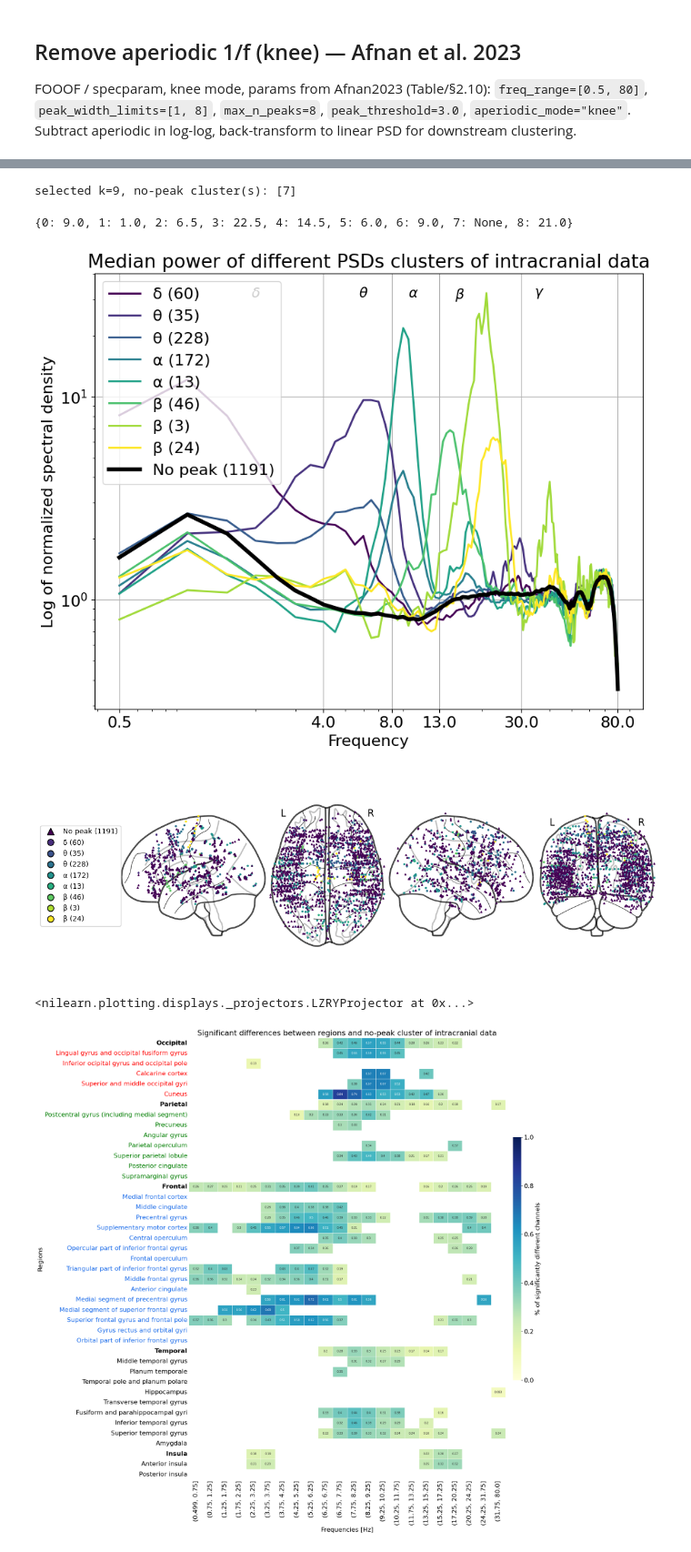
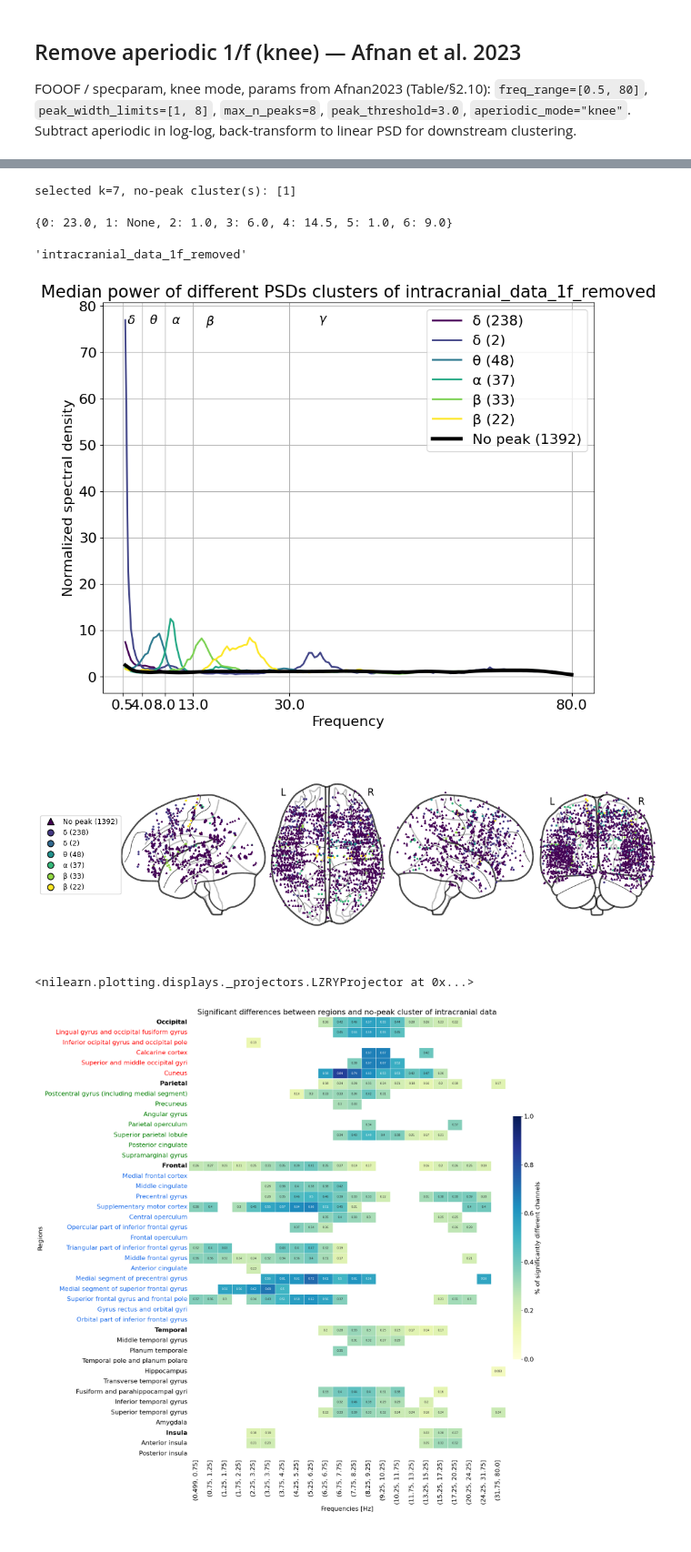
Before and after one commit to danieltomasz/code-spectral-comparison, a Jupyter notebook: analiza/03_cluster_pipeline_1f_removed.ipynb, the cells around one changed output, grey strips where cells are left out. Shown at 91% size. Saved outputs shown, nothing was run; the diff lists cells and outputs as text; code cells hidden in the pictures.

```diff
--- a/analiza/03_cluster_pipeline_1f_removed.ipynb
+++ b/analiza/03_cluster_pipeline_1f_removed.ipynb
@@ -83,0 +90,13 @@ back-transform to linear PSD for downstream clustering.
+# %%
+FREQ_RANGE = (1.0, 80.0)
+R2_THRESHOLD = 0.9
+
+
+fg = SpectralGroupModel(
+    peak_width_limits=[1, 8],
+    max_n_peaks=8,
+    peak_threshold=3.0,
+    aperiodic_mode="knee",
+)
+fg.fit(freqs, psd_mat, freq_range=list(FREQ_RANGE), n_jobs=1)
+fg.report()
@@ -84,19 +124,6 @@ back-transform to linear PSD for downstream clustering.
 # %%
-from specparam import SpectralGroupModel
 
-FREQ_RANGE = (1, 80)
-R2_THRESHOLD = 0.9
 
-freqs = np.asarray(ieeg_raw.f, dtype=float)
-psd_mat = ieeg_raw.psd.iloc[:, : len(freqs)].to_numpy(dtype=float)
-
-fg = SpectralGroupModel(
-    peak_width_limits=[1, 8],
-    max_n_peaks=8,
-    peak_threshold=3.0,
-    aperiodic_mode="knee",
-)
-fg.fit(freqs, psd_mat, freq_range=list(FREQ_RANGE), n_jobs=1)
 
 mask = (freqs >= FREQ_RANGE[0]) & (freqs <= FREQ_RANGE[1])
 f_fit = freqs[mask]
@@ -111,7 +138,7 @@ ap_log = offset[:, None] - np.log10(
 
 log_psd_fit = np.log10(psd_mat[:, mask])
 osc_log = log_psd_fit - ap_log
-osc_lin = 10**osc_log
+#osc_lin = 10**osc_log
 
 r2 = np.array([r.metrics["gof_rsquared"] for r in fg.results])
 print(f"Channels: {len(r2)} | R² median={np.nanmedian(r2):.3f} | "
@@ -157,7 +184,7 @@ meta_cols = ieeg_raw.psd.columns[len(freqs):]
 osc_df = pd.DataFrame(osc_lin, index=ieeg_raw.psd.index, columns=f_fit)
 osc_df = osc_df.join(ieeg_raw.psd[meta_cols])
 
-ieeg = DatasetCtx(name="intracranial data (1/f removed)")
+ieeg = DatasetCtx(name="intracranial_data_1f_removed")
 ieeg.f = f_fit
 ieeg.psd = osc_df
 ieeg.psd
@@ -180,7 +222,7 @@ assert no_peak_df is not None and no_peak_center is not None
 ieeg.no_peak_df = no_peak_df
 ieeg.no_peak_center = no_peak_center
 # %% [output]
-selected k=9, no-peak cluster(s): [7]
+selected k=7, no-peak cluster(s): [1]
 # %%
 ieeg.peaks = cluster_peak_frequencies(
     ieeg.psd_clust,
@@ -193,25 +235,30 @@ ieeg.peaks = cluster_peak_frequencies(
 )
 print(ieeg.peaks)
 # %% [output]
-{0: 9.0, 1: 1.0, 2: 6.5, 3: 22.5, 4: 14.5, 5: 6.0, 6: 9.0, 7: None, 8: 21.0}
+{0: 23.0, 1: None, 2: 1.0, 3: 6.0, 4: 14.5, 5: 1.0, 6: 9.0}
+# %%
+ieeg.name
+# %% [output]
+'intracranial_data_1f_removed'
 # %%
 fig, _ = plot_clusters(
     ieeg.psd_clust,
     ieeg.f,
     ieeg.name,
     ieeg.smal,
     nopeak=ieeg.smal[0] if ieeg.smal else None,
     summary=PLOT_SUMMARY,
-    log_y=True,
+    log_y=False,
+    log_x=False,
     order_by_peak=True,
     peak_baseline=ieeg.no_peak_center,
     peak_freq_range=(1.0, 80.0),
     feature_cols=ieeg.f,
     label_by_band=True,
 )
 fig.savefig(f"images/{ieeg.name}_clusters.png", dpi=600, bbox_inches="tight")
 # %% [output]
-[figure, old version]
+[figure, new version]
 # %%
 pos = ieeg.psd_clust[["mni_x", "mni_y", "mni_z"]].to_numpy()
 labels = ieeg.psd_clust["clusters"].to_numpy()
@@ -238,7 +285,7 @@ plot_cluster_brain(
     legend_bbox=(-0.15, 0.5),
     output_path=f"images/{ieeg.name}_cluster_brain.svg",)
 # %% [output]
-[figure, old version]
+[figure, new version]
 <nilearn.plotting.displays._projectors.LZRYProjector at 0x...>
 # %%
 ieeg.colbin, _ = cutintervals(ieeg.f)
```
Also changed, not shown: parts of 7 cells of this notebook, 19 other files.
